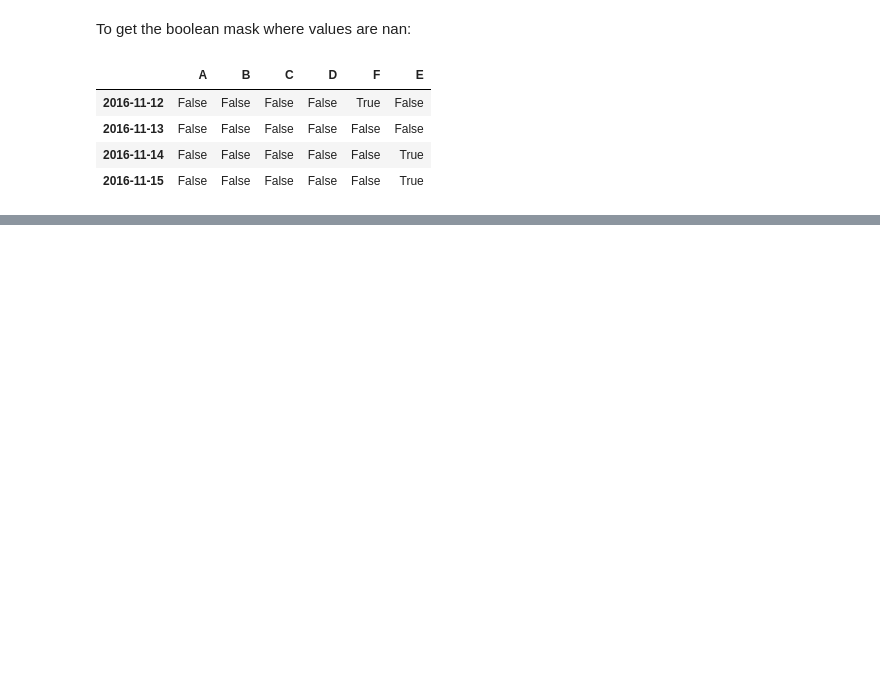
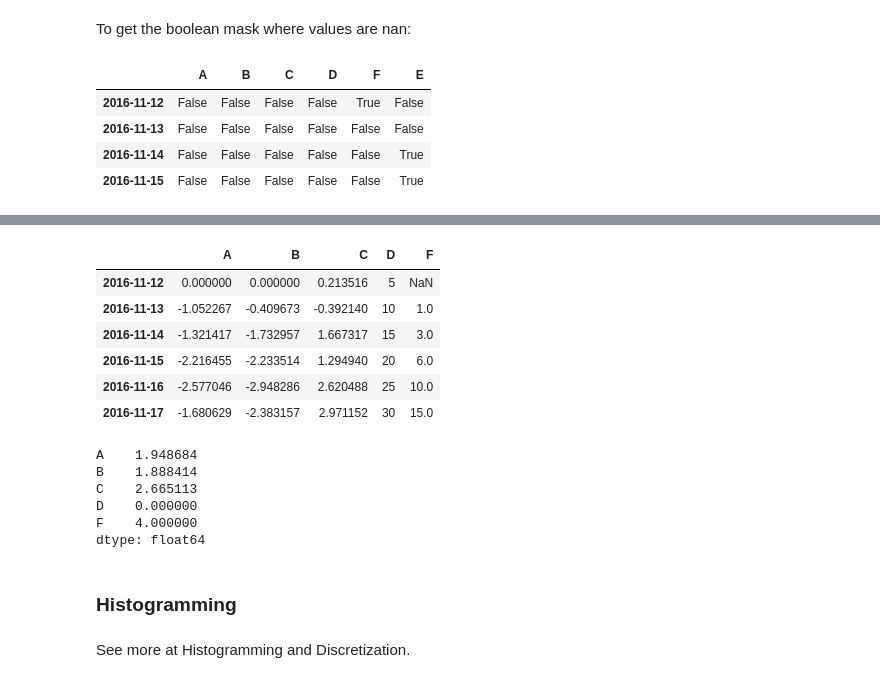
Before and after one commit to bgroveben/coursera_python_fundamentals, a Jupyter notebook: from_the_docs/ten_minutes_to_pandas.ipynb, the cells around one changed output, grey strips where cells are left out. Cells and saved outputs as stored; diff of their text form; code cells hidden in the pictures; blank space fills up the shorter version.

```diff
--- a/from_the_docs/ten_minutes_to_pandas.ipynb
+++ b/from_the_docs/ten_minutes_to_pandas.ipynb
@@ -532,0 +599,23 @@ pd.isnull(df1)
+# %%
+df.apply(np.cumsum)
+# %% [output]
+|  | A | B | C | D | F |
+| 2016-11-12 | 0.000000 | 0.000000 | 0.213516 | 5 | NaN |
+| 2016-11-13 | -1.052267 | -0.409673 | -0.392140 | 10 | 1.0 |
+| 2016-11-14 | -1.321417 | -1.732957 | 1.667317 | 15 | 3.0 |
+| 2016-11-15 | -2.216455 | -2.233514 | 1.294940 | 20 | 6.0 |
+| 2016-11-16 | -2.577046 | -2.948286 | 2.620488 | 25 | 10.0 |
+| 2016-11-17 | -1.680629 | -2.383157 | 2.971152 | 30 | 15.0 |
+# %%
+df.apply(lambda x: x.max() - x.min())
+# %% [output]
+A    1.948684
+B    1.888414
+C    2.665113
+D    0.000000
+F    4.000000
+dtype: float64
+# %% [markdown]
+### Histogramming
+# %% [markdown]
+See more at Histogramming and Discretization.
```
Also changed, not shown: parts of 60 cells of this notebook, 1 other file.
